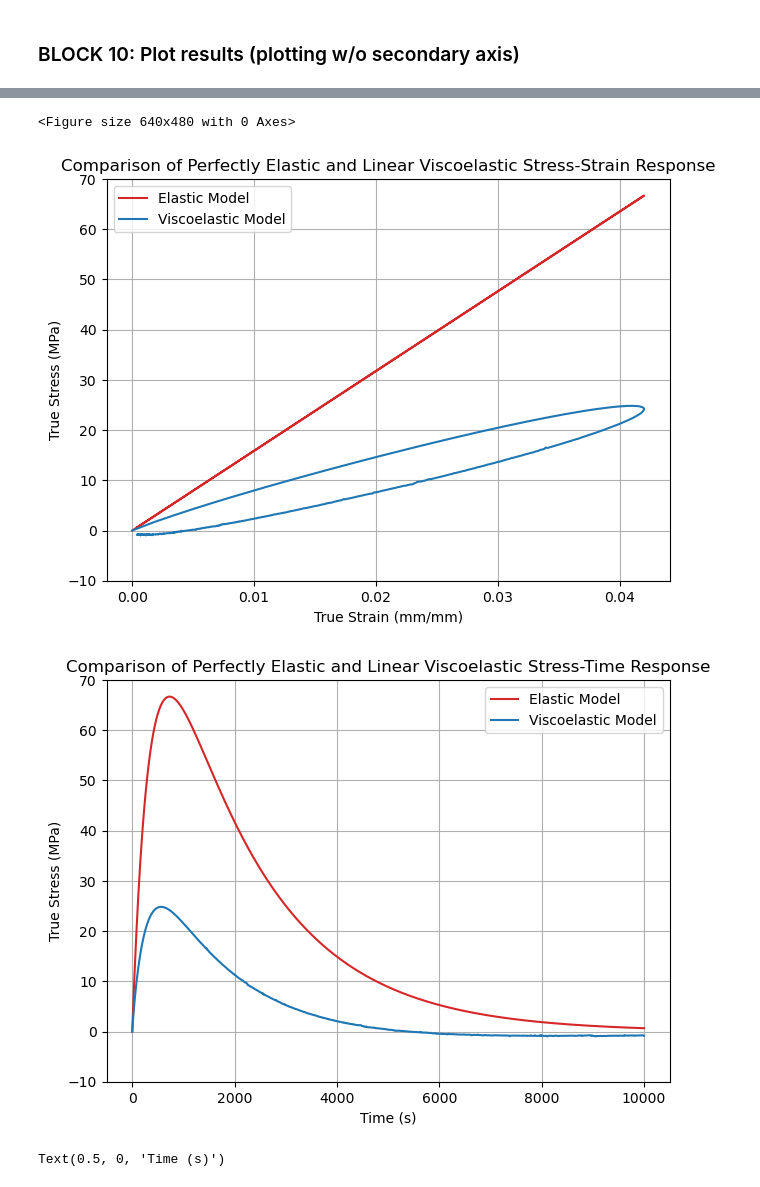
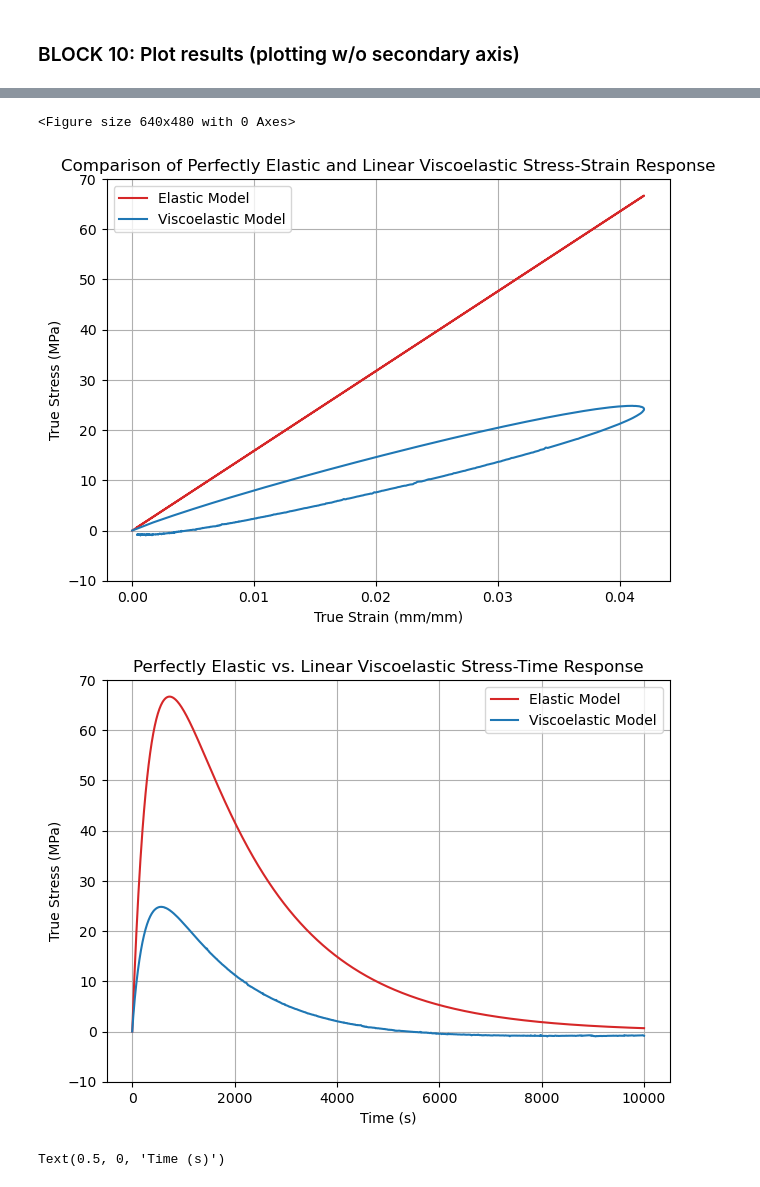
Before and after one commit to arepalM/bistable_phrozen, a Jupyter notebook: hinge_design.ipynb, the cells around one changed output, grey strips where cells are left out. Saved outputs shown, nothing was run; the diff lists cells and outputs as text; code cells hidden in the pictures.

```diff
--- a/hinge_design.ipynb
+++ b/hinge_design.ipynb
@@ -467,35 +467,37 @@ color = 'tab:red'
 fig, ax1 = plt.subplots()
 ax1.set_xlabel('True Strain (mm/mm)')
 ax1.set_ylabel('True Stress (MPa)')
 ax1.plot(delta_eps_th,E0*delta_eps_th,color=color)
 color = 'tab:blue'
 ax1.plot(delta_eps_th,stress,label='LVE',color=color)
 fig.tight_layout()
 plt.grid(which='both')
 plt.title('Comparison of Perfectly Elastic and Linear Viscoelastic Stress-Strain Response')
 plt.ylim([-10,70])
 plt.legend(['Elastic Model','Viscoelastic Model'])
 
 # Plot viscoelastic stress vs. time response
 plt.figure(3)
 color = 'tab:red'
 fig, ax1 = plt.subplots()
 ax1.set_xlabel('Time (s)')
 ax1.set_ylabel('True Stress (MPa)')
 ax1.plot(t,E0*delta_eps_th,color=color)
 color = 'tab:blue'
 ax1.plot(t,stress,label='LVE',color=color)
 fig.tight_layout()
 plt.grid(which='both')
-plt.title('Comparison of Perfectly Elastic and Linear Viscoelastic Stress-Time Response')
+plt.title('Perfectly Elastic vs. Linear Viscoelastic Stress-Time Response')
 plt.ylim([-10,70])
 plt.legend(['Elastic Model','Viscoelastic Model'])
+plt.savefig('visco_elastic_stress_time_comparison_shared_axis.png')
+plt.savefig('visco_elastic_stress_time_comparison_shared_axis.svg')
 plt.show()
 # %% [output]
 [figure]
 <Figure size 640x480 with 0 Axes>
 [figure]
-[figure, old version]
+[figure, new version]
 # %%
 plt.figure()
 plt.plot(t,stress,label='LVE')
```
Also changed, not shown: parts of 4 cells of this notebook.
